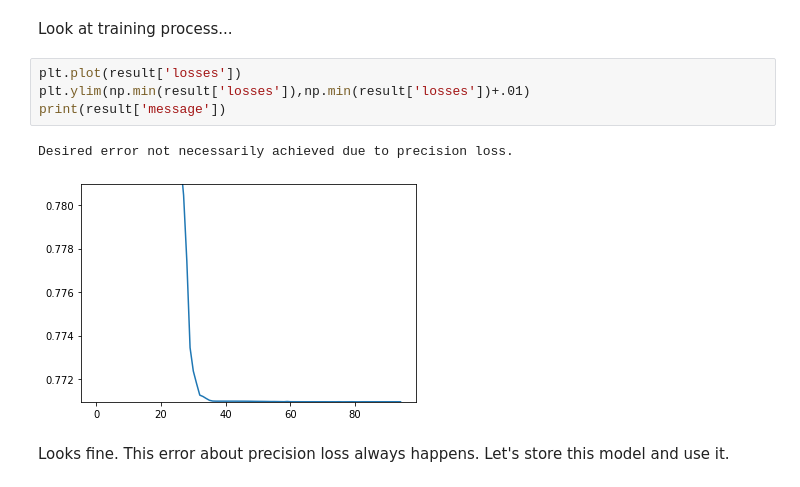
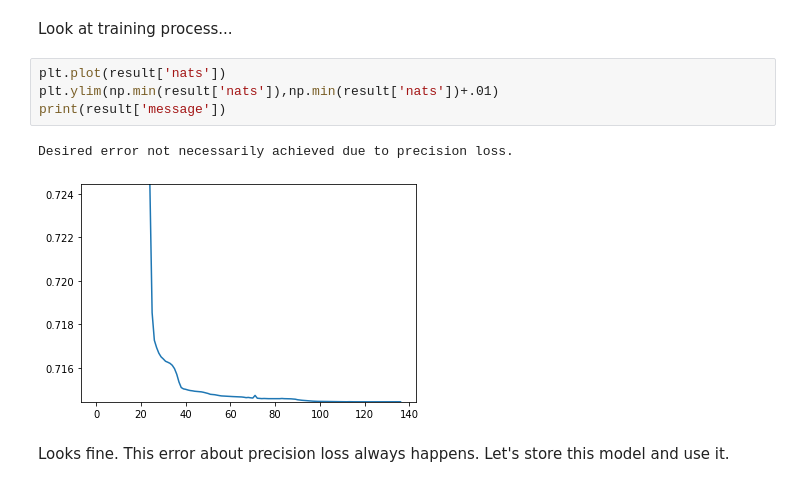
Before and after one commit to jacksonloper/leg-gps, a Jupyter notebook: examples.ipynb, the cells around one changed output. Cells and saved outputs as stored; diff of their text form.

```diff
--- a/examples.ipynb
+++ b/examples.ipynb
@@ -239,12 +195,12 @@ result = leggps.training.fit([sample1_ts],[sample1_vals_plusnoise],rank,use_tqdm
 # %% [markdown]
 Look at training process...
 # %%
-plt.plot(result['losses'])
-plt.ylim(np.min(result['losses']),np.min(result['losses'])+.01)
+plt.plot(result['nats'])
+plt.ylim(np.min(result['nats']),np.min(result['nats'])+.01)
 print(result['message'])
 # %% [output]
 Desired error not necessarily achieved due to precision loss.
-[figure, old version]
+[figure, new version]
 # %% [markdown]
 Looks fine.  This error about precision loss always happens.  Let's store this model and use it.
 # %%
```
Also changed, not shown: parts of 33 cells of this notebook, 5 other files.
